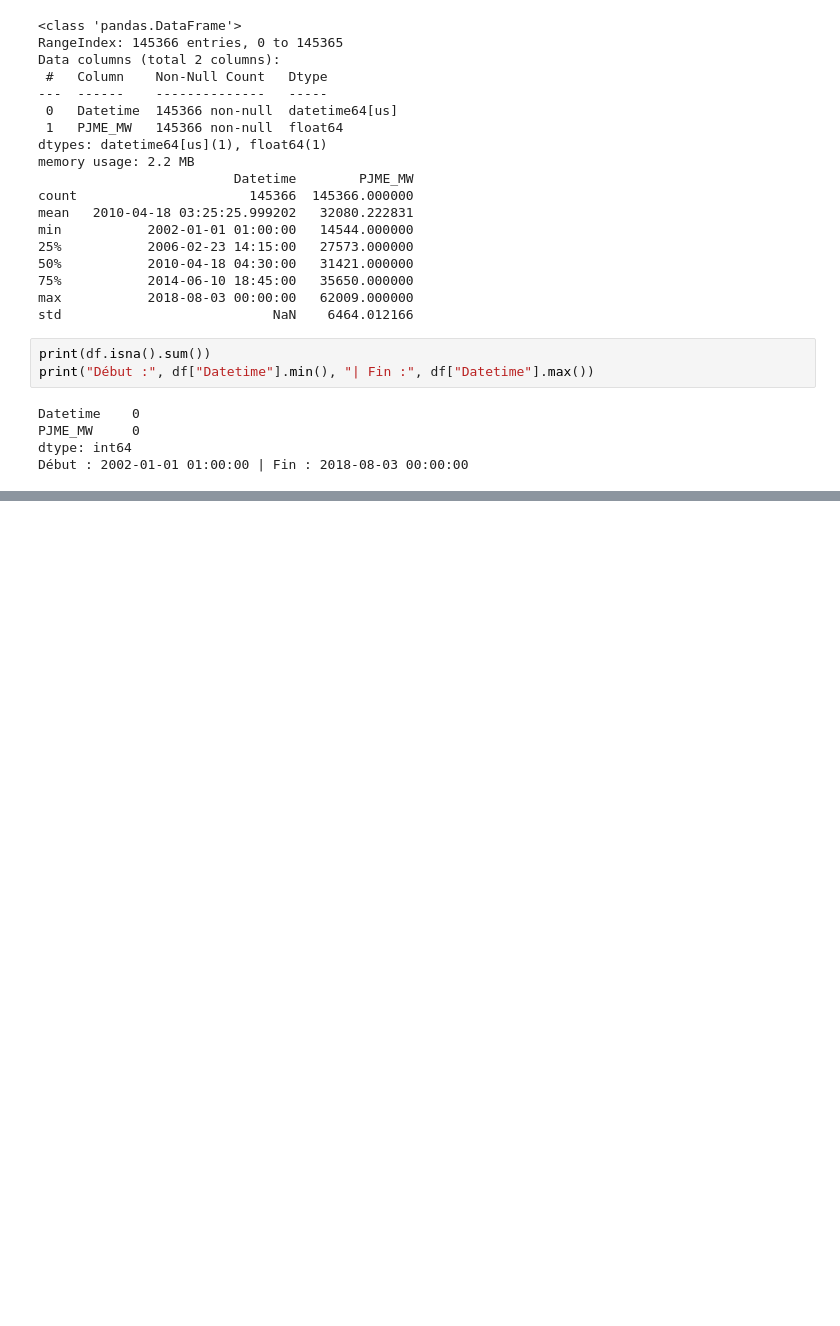
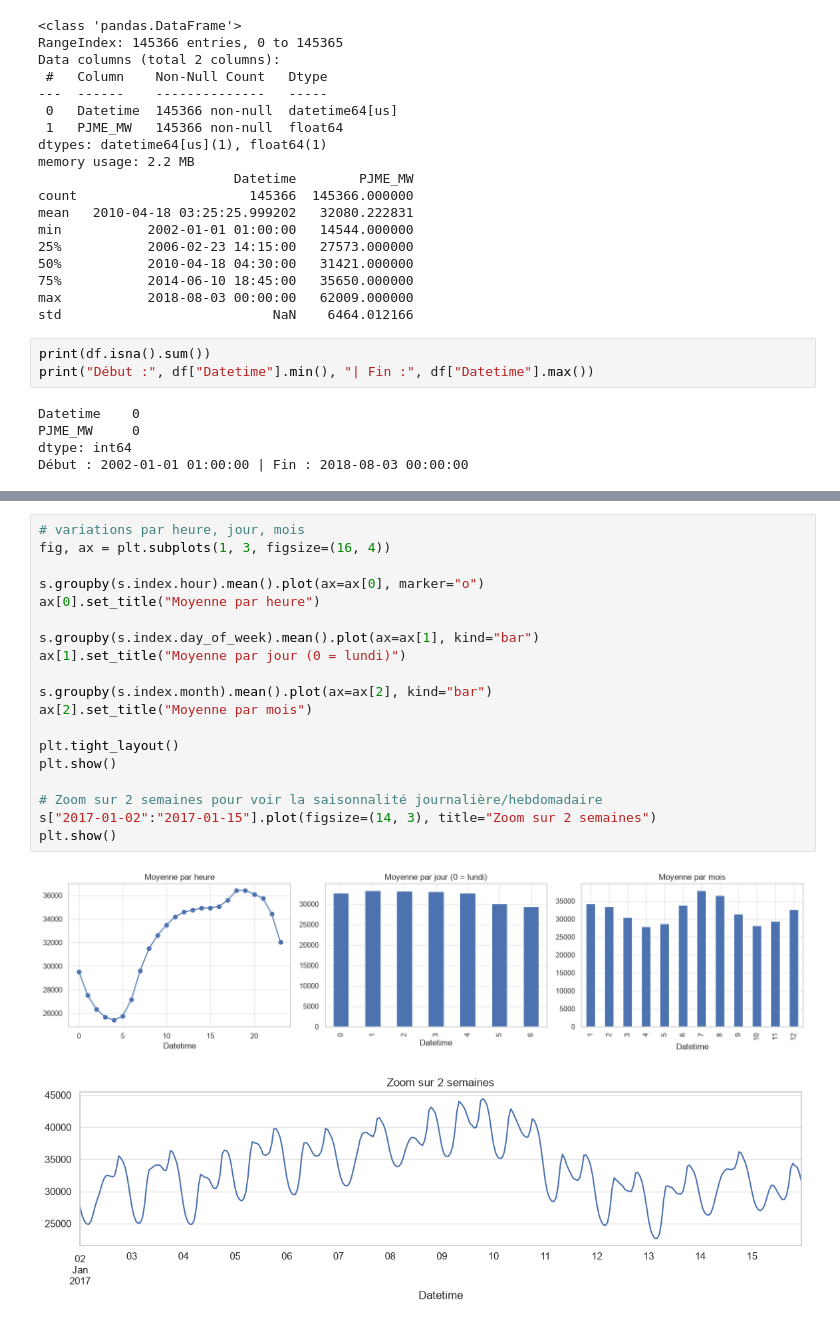
Before and after one commit to a-oirgari/BriefAZURE, a Jupyter notebook: notebooks/phase1.ipynb, the cells around one changed output, grey strips where cells are left out. Drawn from its saved outputs; the diff is of its cells as text; blank space fills up the shorter version.

```diff
--- a/notebooks/phase1.ipynb
+++ b/notebooks/phase1.ipynb
@@ -56,0 +153,22 @@ Début : 2002-01-01 01:00:00 | Fin : 2018-08-03 00:00:00
+# %%
+# variations par heure, jour, mois
+fig, ax = plt.subplots(1, 3, figsize=(16, 4))
+
+s.groupby(s.index.hour).mean().plot(ax=ax[0], marker="o")
+ax[0].set_title("Moyenne par heure")
+
+s.groupby(s.index.day_of_week).mean().plot(ax=ax[1], kind="bar")
+ax[1].set_title("Moyenne par jour (0 = lundi)")
+
+s.groupby(s.index.month).mean().plot(ax=ax[2], kind="bar")
+ax[2].set_title("Moyenne par mois")
+
+plt.tight_layout()
+plt.show()
+
+# Zoom sur 2 semaines pour voir la saisonnalité journalière/hebdomadaire
+s["2017-01-02":"2017-01-15"].plot(figsize=(14, 3), title="Zoom sur 2 semaines")
+plt.show()
+# %% [output]
+[figure, added]
+[figure, added]
```
Also changed, not shown: parts of 12 cells of this notebook.
